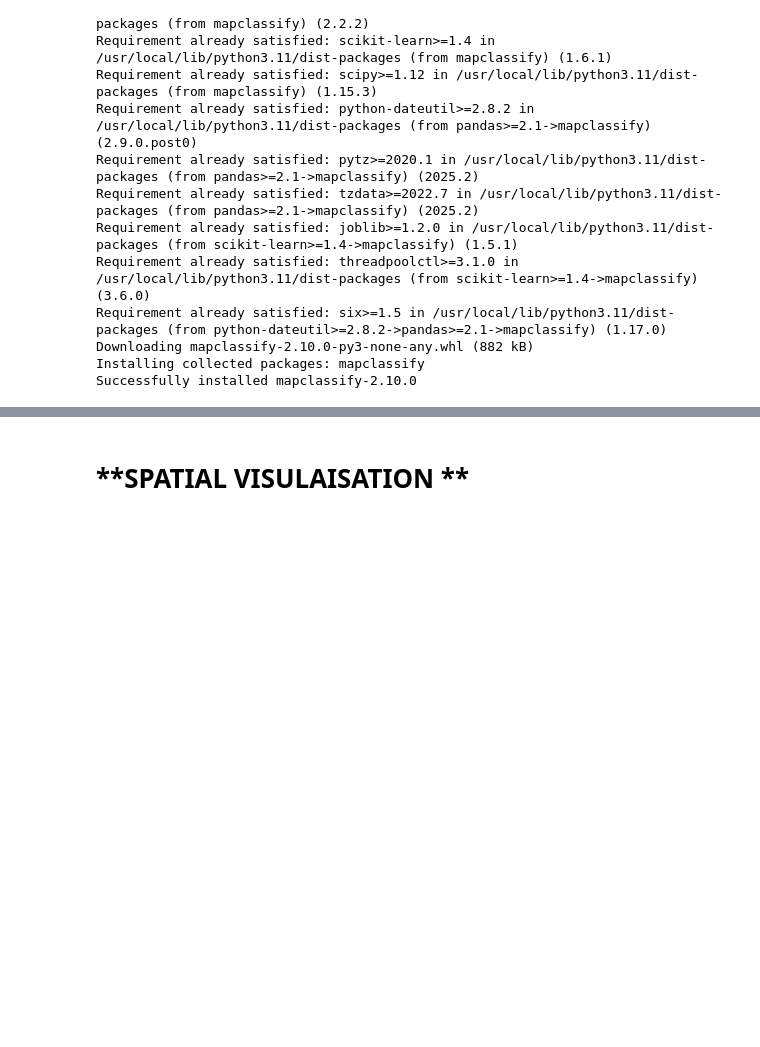
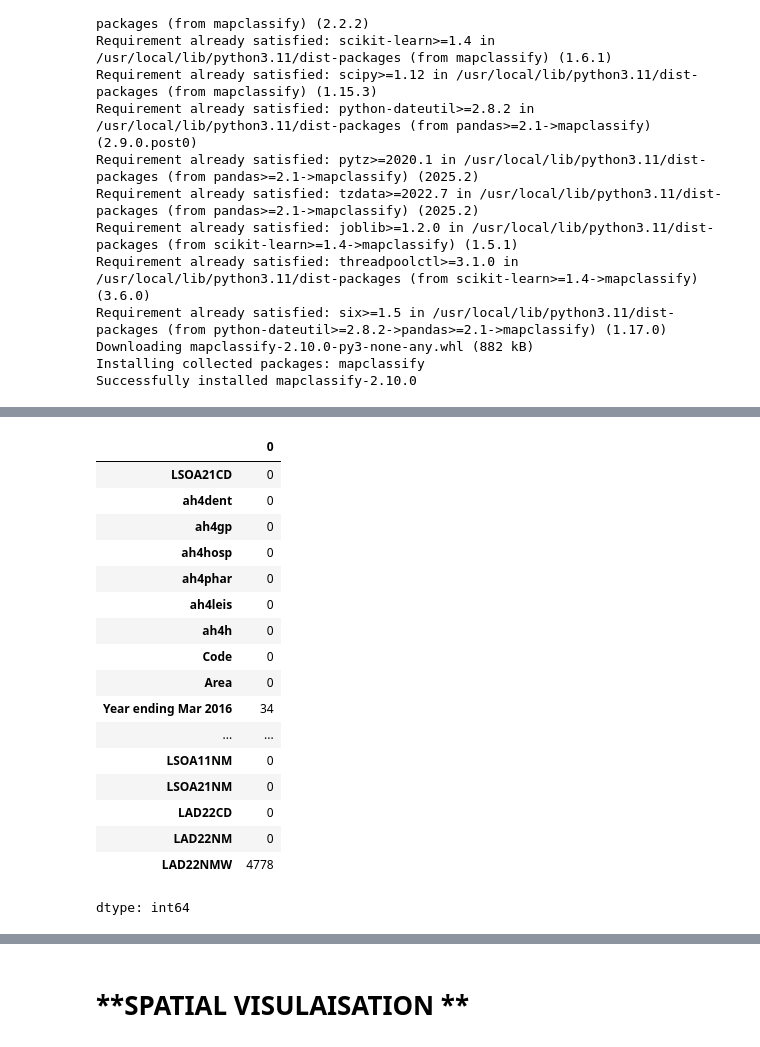
Before and after one commit to Jonathan-C-Barrett/GEOG5990M, a Jupyter notebook: GEOG5003M_Final_Project_template.ipynb, the cells around one changed output, grey strips where cells are left out. Saved outputs shown, nothing was run; the diff lists cells and outputs as text; code cells hidden in the pictures; blank space fills up the shorter version.

```diff
--- a/GEOG5003M_Final_Project_template.ipynb
+++ b/GEOG5003M_Final_Project_template.ipynb
@@ -125 +249,26 @@ health_prop.isnull().sum()
+# %%
+#remove missing values from Year mean column
+health_prop = health_prop.dropna(subset=['2016_year'])
+# %%
+#Check removed 2016 Mean missing values
+health_prop.isnull().sum()
+# %% [output]
+|  | 0 |
+| LSOA21CD | 0 |
+| ah4dent | 0 |
+| ah4gp | 0 |
+| ah4hosp | 0 |
+| ah4phar | 0 |
+| ah4leis | 0 |
+| ah4h | 0 |
+| Code | 0 |
+| Area | 0 |
+| Year ending Mar 2016 | 34 |
+| ... | ... |
+| LSOA11NM | 0 |
+| LSOA21NM | 0 |
+| LAD22CD | 0 |
+| LAD22NM | 0 |
+| LAD22NMW | 4778 |
+dtype: int64
 # %%
```
Also changed, not shown: parts of 26 cells of this notebook.
